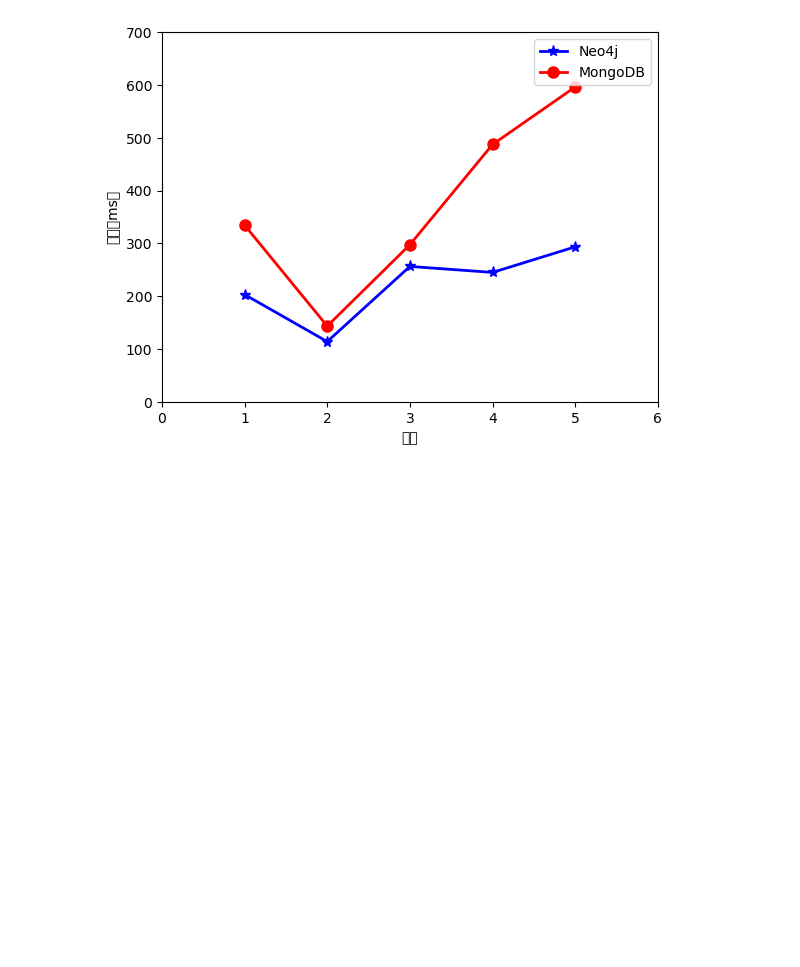
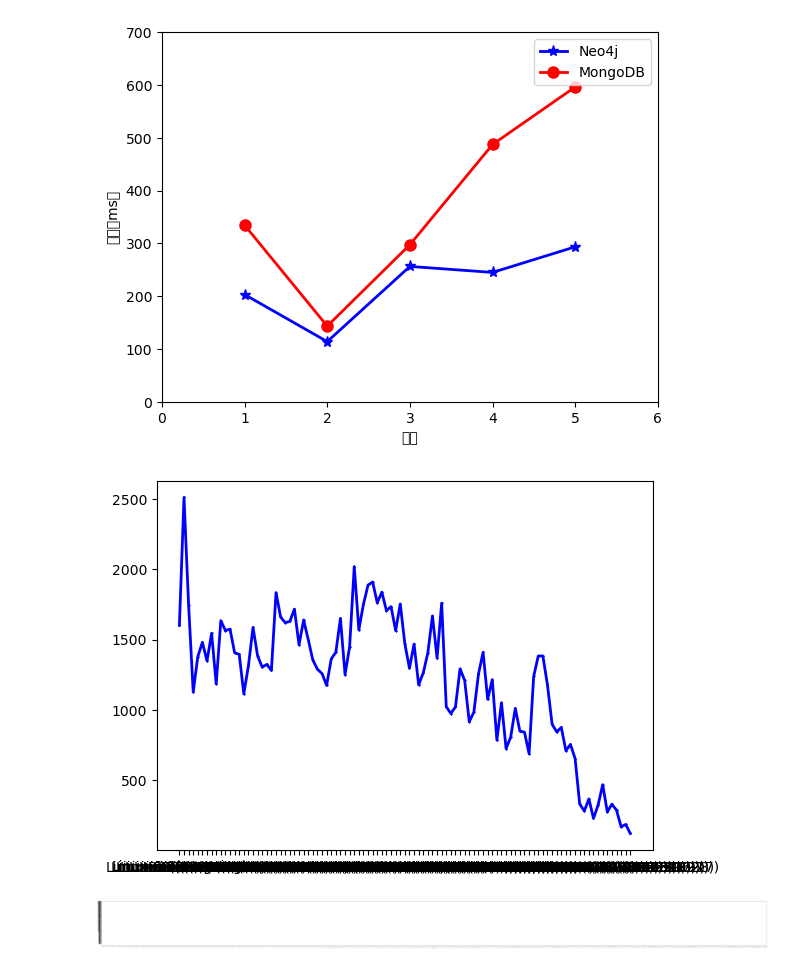
Before and after one commit to izhouliren/helloworld, a Jupyter notebook: chatgpt.ipynb, the cells around one changed output. Drawn from its saved outputs; the diff is of its cells as text; code cells hidden in the pictures; blank space fills up the shorter version.

```diff
--- a/chatgpt.ipynb
+++ b/chatgpt.ipynb
@@ -205,3 +204,40 @@ plt.ylabel('时间（ms）')  # y-axis label
 plt.show()
 # %% [output]
 [figure]
+# %%
+import matplotlib.pyplot as plt
+
+import pandas as pd
+
+# 读取 CSV 文件
+df = pd.read_csv('all_kernel_contribute_data.csv')
+# 读取单列
+
+# intel 的贡献数据
+intel_all = df[df['contributor']=="Intel"]
+intel_pure = intel_all[intel_all['kernelversion'] != 'From Apr. 16 2005']
+intel_kernelversion = intel_pure['kernelversion']
+intel_values = intel_pure['value']
+
+# Plotting the data
+plt.plot(intel_kernelversion,intel_values, '-*b', label='intel', markersize=1, linewidth=2)
+
+fig = plt.figure(figsize=(120,8))
+
+
+# Set x and y ticks
+plt.tick_params(axis='x', labelsize=8)
+plt.xticks(rotation=45)
+plt.xticks(range(0,3000,10))
+plt.yticks(range(100, 3000, 10))  # y-axis from 0 to 700 with interval 100
+
+# Add legend, axis labels, and title
+
+plt.xlabel('x')  # x-axis label
+plt.ylabel('y')  # y-axis label
+
+# Show the plot
+plt.show()
+# %% [output]
+[figure, added]
+[figure, added]
```
Also changed, not shown: parts of 3 cells of this notebook, 1 other file.
